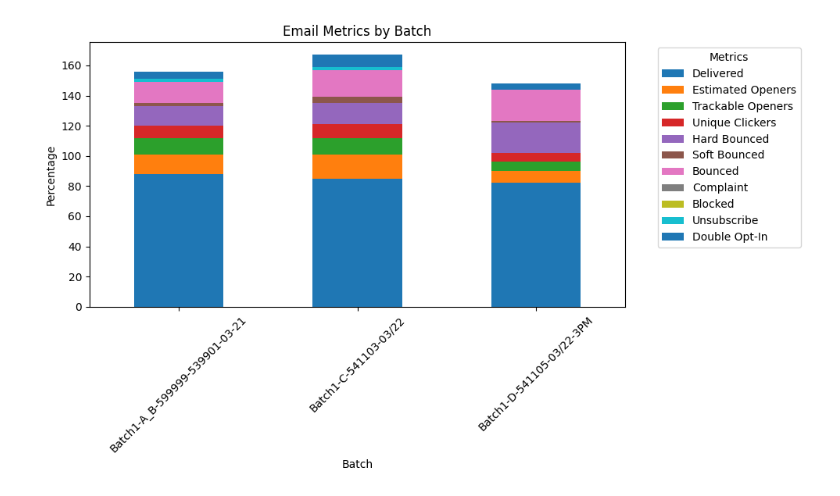
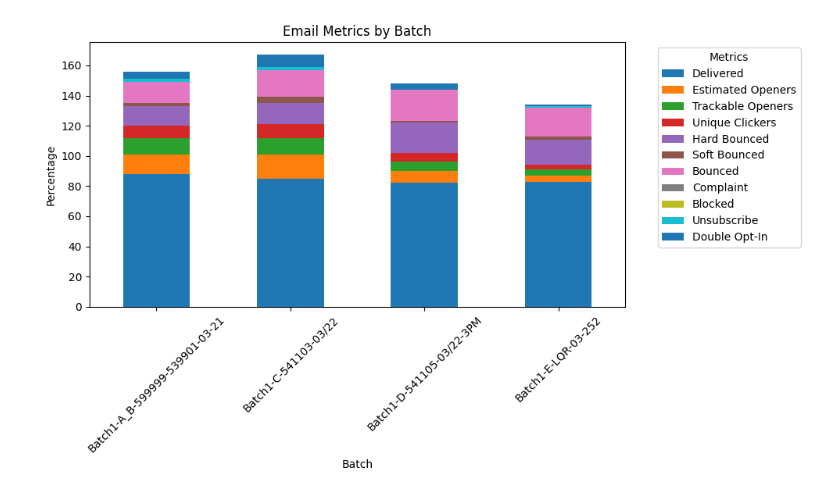
Before and after one commit to ronknight/brevo-pyplot, a Jupyter notebook: Brevo_Batch_Email_Metrics_Percentage.ipynb, the cells around one changed output. Cells and saved outputs as stored; diff of their text form; code cells hidden in the pictures.

```diff
--- a/Brevo_Batch_Email_Metrics_Percentage.ipynb
+++ b/Brevo_Batch_Email_Metrics_Percentage.ipynb
@@ -3,39 +3,39 @@
 # %%
 import matplotlib.pyplot as plt
 import pandas as pd
 
 # Data
 categories = ['Delivered', 'Estimated Openers', 'Trackable Openers',
               'Unique Clickers', 'Hard Bounced', 'Soft Bounced', 'Bounced',
               'Complaint', 'Blocked', 'Unsubscribe', 'Double Opt-In']
 
 batch_data = {
-    'Brevo': ['Batch1-A_B-599999-539901-03-21', 'Batch1-C-541103-03/22', 'Batch1-D-541105-03/22-3PM'],
-    'Delivered': [88, 85, 82],
-    'Estimated Openers': [13, 16, 8],
-    'Trackable Openers': [11, 11, 6],
-    'Unique Clickers': [8, 9, 6],
-    'Hard Bounced': [13, 14, 20],
-    'Soft Bounced': [2, 4, 1],
-    'Bounced': [14, 18, 21],
-    'Complaint': [0, 0, 0],
-    'Blocked': [0, 0, 0],
-    'Unsubscribe': [2, 2, 0],
-    'Double Opt-In': [5, 8, 4]
+    'Brevo': ['Batch1-A_B-599999-539901-03-21', 'Batch1-C-541103-03/22', 'Batch1-D-541105-03/22-3PM', 'Batch1-E-LQR-03-252'],
+    'Delivered': [88, 85, 82, 83],
+    'Estimated Openers': [13, 16, 8, 4],
+    'Trackable Openers': [11, 11, 6, 4],
+    'Unique Clickers': [8, 9, 6, 3],
+    'Hard Bounced': [13, 14, 20, 17],
+    'Soft Bounced': [2, 4, 1, 2],
+    'Bounced': [14, 18, 21, 19],
+    'Complaint': [0, 0, 0, 0],
+    'Blocked': [0, 0, 0, 0],
+    'Unsubscribe': [2, 2, 0, 1],
+    'Double Opt-In': [5, 8, 4, 1]
 }
 
 # Creating DataFrame
 df = pd.DataFrame(batch_data)
 df.set_index('Brevo', inplace=True)
 
 # Plotting
 ax = df.plot(kind='bar', stacked=True, figsize=(10, 6))
 plt.title('Email Metrics by Batch')
 plt.xlabel('Batch')
 plt.ylabel('Percentage')
 plt.xticks(rotation=45)
 plt.legend(title='Metrics', bbox_to_anchor=(1.05, 1), loc='upper left')
 plt.tight_layout()
 plt.show()
 # %% [output]
-[figure, old version]
+[figure, new version]
```
